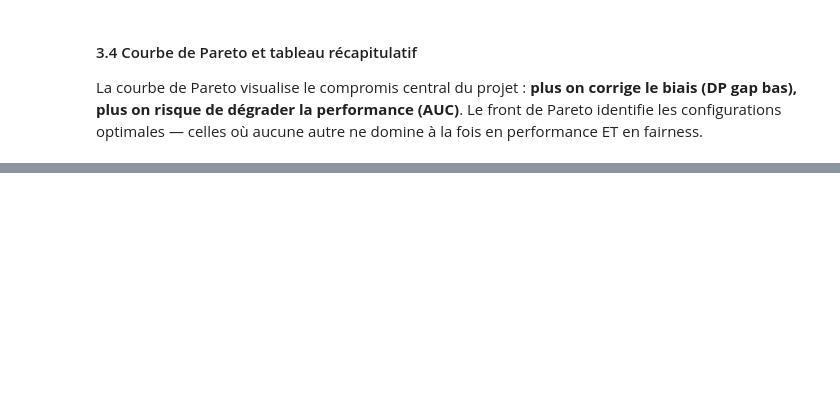
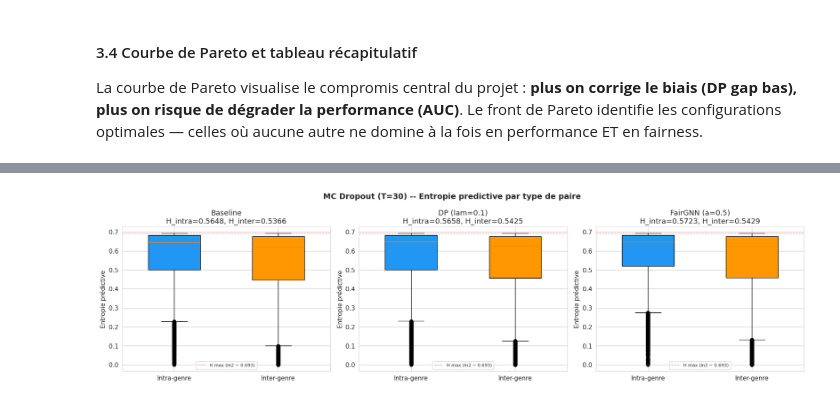
Before and after one commit to inptensib/IA-DATA708, a Jupyter notebook: notebooks/02_pipeline_ybt.ipynb, the cells around one changed output, grey strips where cells are left out. Saved outputs shown, nothing was run; the diff lists cells and outputs as text; code cells hidden in the pictures; blank space fills up the shorter version.

```diff
--- a/notebooks/02_pipeline_ybt.ipynb
+++ b/notebooks/02_pipeline_ybt.ipynb
@@ -698,11 +703,15 @@ lambdas = [0.1, 0.5, 1.0, 5.0, 10.0]
 act3 = {}
 
 # Baseline (depuis l'Acte 1)
-act3['Baseline'] = {
-    'auc': results['GCN']['auc'], 'ap': results['GCN']['ap'], 'f1': results['GCN']['f1'],
-    'f': results['GCN']['f'], 'cos_fh': results['GCN']['cos_fh'],
-    'leakage': results['GCN']['leakage'],
-}
+#act3['Baseline'] = {
+#    'auc': results['GCN']['auc'], 'ap': results['GCN']['ap'], 'f1': results['GCN']['f1'],
+#    'f': results['GCN']['f'], 'cos_fh': results['GCN']['cos_fh'],
+#    'leakage': results['GCN']['leakage'],
+#}
+# Baseline : calculée directement depuis model_gcn (pas besoin de results d'Act 1)
+r_base = collect_results(model_gcn, test_data, sens, device)
+act3['Baseline'] = r_base
+print(f"Baseline — AUC={r_base['auc']:.4f} | DP={r_base['f']['DP']:.4f}")
 
 # Reweighting (déjà entraîné)
 act3['Reweighting'] = r_rw
@@ -980,0 +1137,76 @@ La courbe de Pareto visualise le compromis central du projet : **plus on corrige
+# %%
+# === Visualisation MC Dropout ===
+tpt_test = classify_pairs(test_data.edge_label_index, sens).numpy()
+intra_mask = (tpt_test == 0) | (tpt_test == 3)
+inter_mask = (tpt_test == 1) | (tpt_test == 2)
+
+# --- Boxplots entropie par type de paire ---
+fig, axes = plt.subplots(1, 3, figsize=(18, 5))
+for i, (name, mc) in enumerate(mc_results.items()):
+    ax = axes[i]
+    ent = mc['entropy']
+    bp = ax.boxplot(
+        [ent[intra_mask], ent[inter_mask]],
+        labels=['Intra-genre', 'Inter-genre'],
+        patch_artist=True, widths=0.5
+    )
+    bp['boxes'][0].set_facecolor(C_INTRA)
+    bp['boxes'][1].set_facecolor(C_INTER)
+    ax.set_ylabel('Entropie prédictive')
+    ax.set_title(f'{name}\nH_intra={ent[intra_mask].mean():.4f}, H_inter={ent[inter_mask].mean():.4f}')
+    ax.axhline(np.log(2), color='red', ls='--', lw=1, alpha=0.5, label=f'H max (ln2 ~ {np.log(2):.3f})')
+    ax.legend(fontsize=8)
+
+fig.suptitle(f'MC Dropout (T={T}) -- Entropie predictive par type de paire', fontsize=14, fontweight='bold')
+plt.tight_layout(); plt.show()
+
+# --- Histogrammes entropie ---
+fig, axes = plt.subplots(1, 3, figsize=(18, 5))
+for i, (name, mc) in enumerate(mc_results.items()):
+    ax = axes[i]
+    ent = mc['entropy']
+    ax.hist(ent[intra_mask], bins=50, alpha=0.7, density=True, label='Intra-genre', color=C_INTRA)
+    ax.hist(ent[inter_mask], bins=50, alpha=0.7, density=True, label='Inter-genre', color=C_INTER)
+    ax.axvline(np.log(2), color='red', ls='--', lw=1, alpha=0.5, label='H max')
+    ax.set_xlabel('Entropie prédictive')
+    ax.set_ylabel('Densité')
+    ax.set_title(name)
+    ax.legend(fontsize=8)
+
+fig.suptitle('Distribution de l\'entropie predictive (MC Dropout)', fontsize=14, fontweight='bold')
+plt.tight_layout(); plt.show()
+
+# --- Boxplots information mutuelle (épistémique) ---
+fig, axes = plt.subplots(1, 3, figsize=(18, 5))
+for i, (name, mc) in enumerate(mc_results.items()):
+    ax = axes[i]
+    mi = mc['mi']
+    bp = ax.boxplot(
+        [mi[intra_mask], mi[inter_mask]],
+        labels=['Intra-genre', 'Inter-genre'],
+        patch_artist=True, widths=0.5
+    )
+    bp['boxes'][0].set_facecolor(C_INTRA)
+    bp['boxes'][1].set_facecolor(C_INTER)
+    ax.set_ylabel('Information mutuelle')
+    ax.set_title(f'{name}\nMI_intra={mi[intra_mask].mean():.6f}, MI_inter={mi[inter_mask].mean():.6f}')
+
+fig.suptitle(f'MC Dropout (T={T}) -- Information mutuelle (incertitude epistemique)', fontsize=14, fontweight='bold')
+plt.tight_layout(); plt.show()
+
+# --- Tableau récapitulatif ---
+rows = []
+for name, mc in mc_results.items():
+    ent, var, mi = mc['entropy'], mc['variance'], mc['mi']
+    for mask_name, mask in [('Intra', intra_mask), ('Inter', inter_mask), ('Global', np.ones(len(ent), dtype=bool))]:
+        rows.append({
+            'Modele': name, 'Paires': mask_name,
+            'Entropie moy': f"{ent[mask].mean():.4f}",
+            'Variance moy': f"{var[mask].mean():.6f}",
+            'MI moy': f"{mi[mask].mean():.6f}",
+        })
+df_mc = pd.DataFrame(rows)
+print("\n=== Incertitude par type de paire ===")
+df_mc
+# %% [output]
+[figure, added]
```
Also changed, not shown: parts of 26 cells of this notebook, 1 other file.
